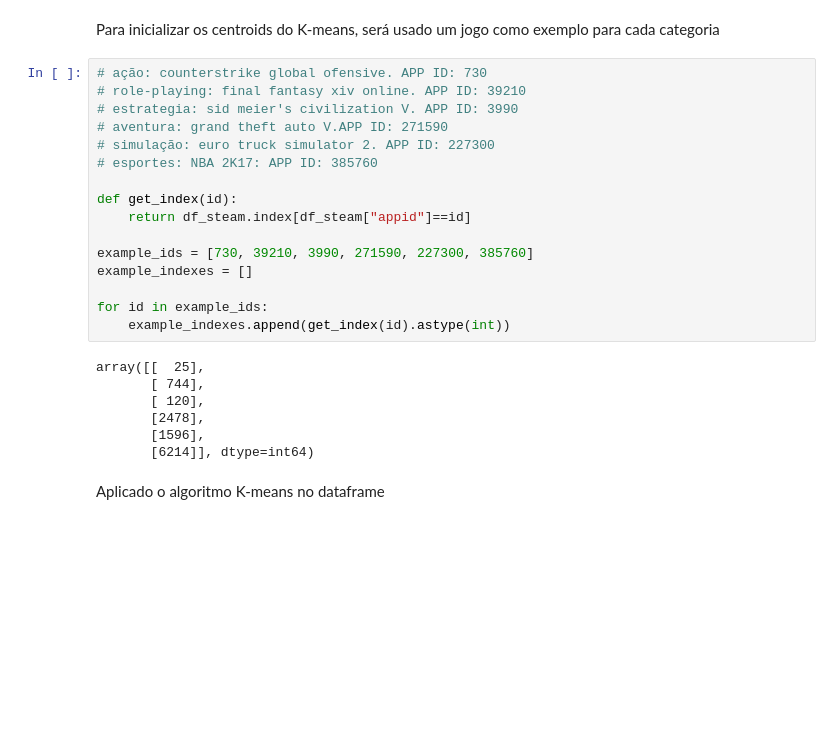
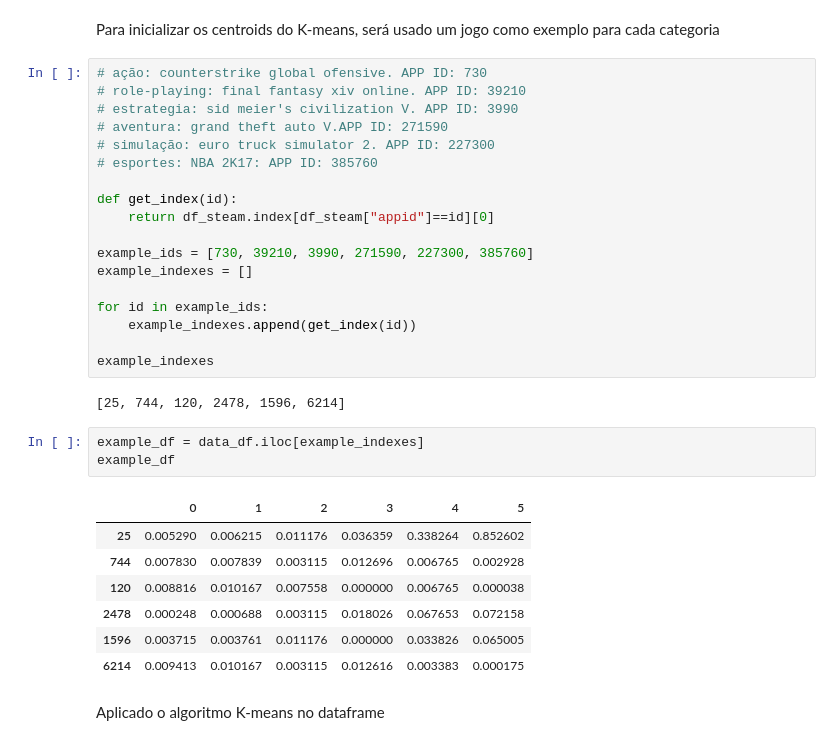
Before and after one commit to Gustavo-V-M/Recomendacao-Steam, a Jupyter notebook: analise_base_steam.ipynb, the cells around one changed output. Saved outputs shown, nothing was run; the diff lists cells and outputs as text; blank space fills up the shorter version.

```diff
--- a/analise_base_steam.ipynb
+++ b/analise_base_steam.ipynb
@@ -121,20 +121,28 @@ Para inicializar os centroids do K-means, será usado um jogo como exemplo para
 # esportes: NBA 2K17: APP ID: 385760
 
 def get_index(id):
-    return df_steam.index[df_steam["appid"]==id]
+    return df_steam.index[df_steam["appid"]==id][0]
 
 example_ids = [730, 39210, 3990, 271590, 227300, 385760]
 example_indexes = []
 
 for id in example_ids:
-    example_indexes.append(get_index(id).astype(int))
+    example_indexes.append(get_index(id))
+
+example_indexes
 # %% [output]
-array([[  25],
-       [ 744],
-       [ 120],
-       [2478],
-       [1596],
-       [6214]], dtype=int64)
+[25, 744, 120, 2478, 1596, 6214]
+# %%
+example_df = data_df.iloc[example_indexes]
+example_df
+# %% [output]
+|  | 0 | 1 | 2 | 3 | 4 | 5 |
+| 25 | 0.005290 | 0.006215 | 0.011176 | 0.036359 | 0.338264 | 0.852602 |
+| 744 | 0.007830 | 0.007839 | 0.003115 | 0.012696 | 0.006765 | 0.002928 |
+| 120 | 0.008816 | 0.010167 | 0.007558 | 0.000000 | 0.006765 | 0.000038 |
+| 2478 | 0.000248 | 0.000688 | 0.003115 | 0.018026 | 0.067653 | 0.072158 |
+| 1596 | 0.003715 | 0.003761 | 0.011176 | 0.000000 | 0.033826 | 0.065005 |
+| 6214 | 0.009413 | 0.010167 | 0.003115 | 0.012616 | 0.003383 | 0.000175 |
 # %% [markdown]
 Aplicado o algoritmo K-means no dataframe
 # %%
```
Also changed, not shown: parts of 5 cells of this notebook.
